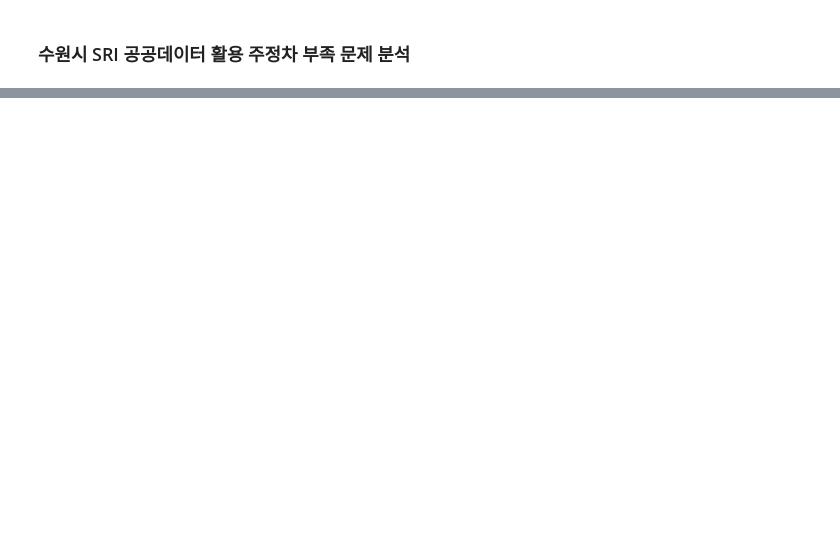
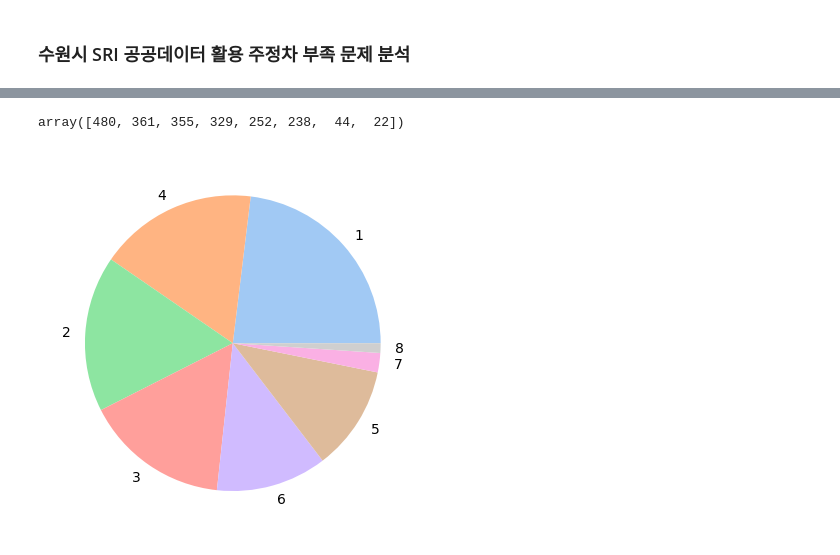
Before and after one commit to HOYUN-Y/Data_projects, a Jupyter notebook: dacon_sri_suwon_data_analysis/수원시_공공데이터_교통부문.ipynb, the cells around one changed output, grey strips where cells are left out. Cells and saved outputs as stored; diff of their text form; code cells hidden in the pictures; blank space fills up the shorter version.

```diff
--- a/dacon_sri_suwon_data_analysis/수원시_공공데이터_교통부문.ipynb
+++ b/dacon_sri_suwon_data_analysis/수원시_공공데이터_교통부문.ipynb
@@ -46,0 +163,15 @@ parking_area = pd.read_csv('수원도시공사_공영주차장 현황_20241231.c
+# %%
+counts.values
+# %% [output]
+array([480, 361, 355, 329, 252, 238,  44,  22])
+# %%
+#2025-1, q8
+wedgeprops = {'width':0.7, 'edgecolor':'w', 'linewidth':5}
+colors = sns.color_palette('pastel')
+
+plt.pie(
+    counts.values, labels = counts.index, colors=colors)
+
+plt.show()
+# %% [output]
+[figure, added]
```
Also changed, not shown: parts of 11 cells of this notebook, 1 other file.
